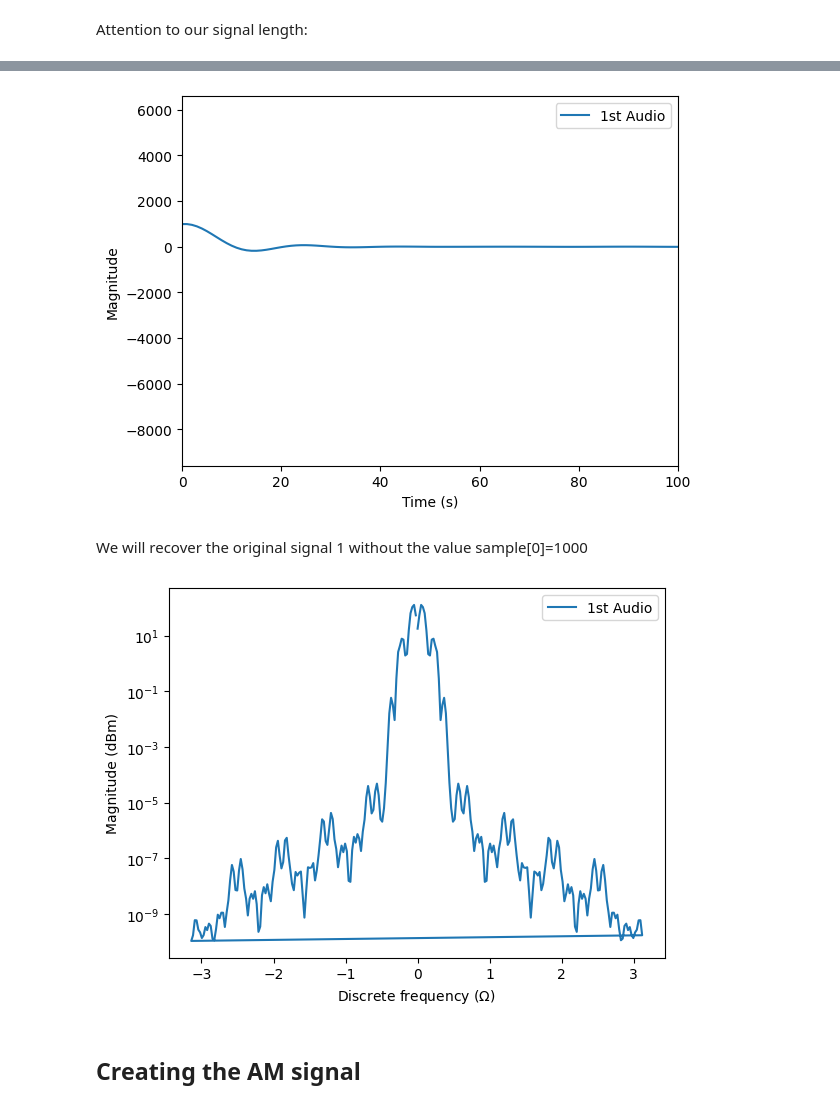
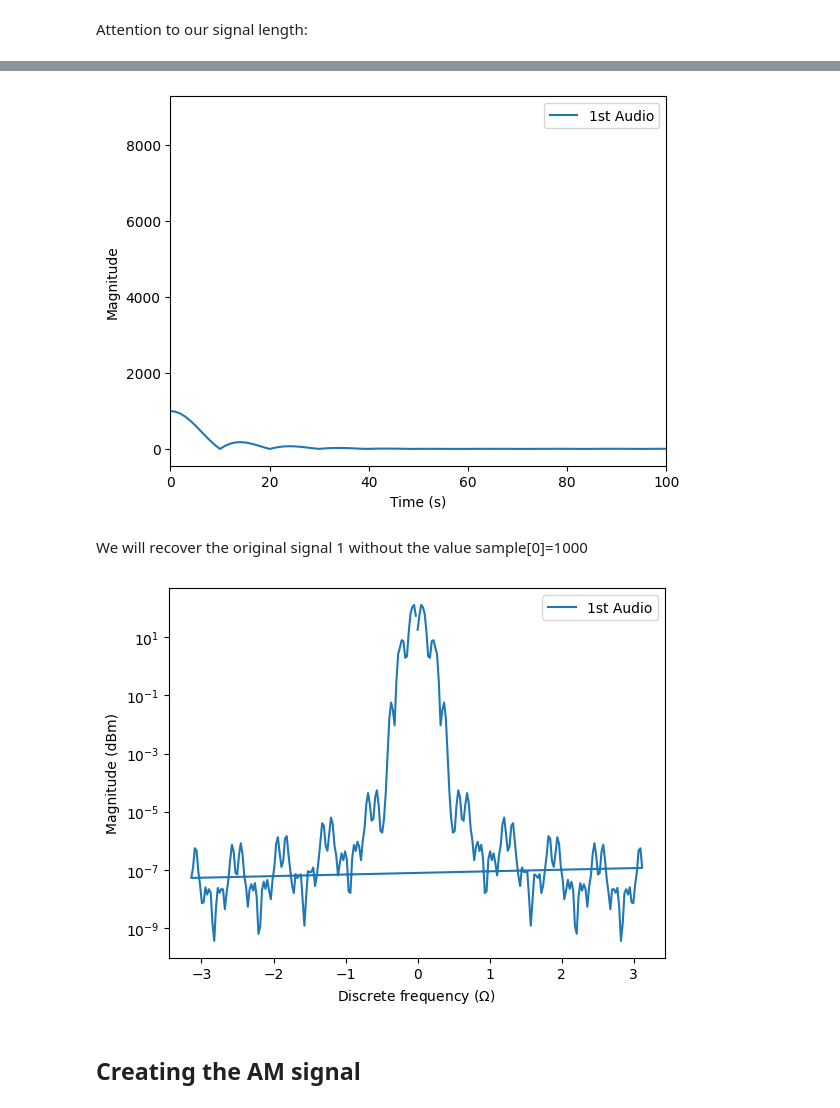
Before and after one commit to cleversonahum/digital_transmission_codes, a Jupyter notebook: codes/am-exercise-1.ipynb, the cells around one changed output, grey strips where cells are left out. Drawn from its saved outputs; the diff is of its cells as text; code cells hidden in the pictures.

```diff
--- a/codes/am-exercise-1.ipynb
+++ b/codes/am-exercise-1.ipynb
@@ -173,7 +173,7 @@ Besides the bandwidth reduction, copies of the original signal appeared on both
 # %%
 # Upsampling filter
 Foff = (np.pi/U)/np.pi # Filter cutoff frequency normalized by pi
-filter_taps = 100
+filter_taps = 101
 B_upsampling = U*signal.firwin(filter_taps,Foff, window = "hamming")
 w, h = signal.freqz(B_upsampling)
 fig, ax1 = plt.subplots()
@@ -253,19 +255,19 @@ So, even inserting the delay of the filter, the signal still having 80000 sample
 # %%
 def rm_transient(x, group_delay):
-	tmp_x = np.zeros(len(x)) # The final values will be all zero
-	tmp_x[0:len(tmp_x)-int(np.floor(group_delay))] = x[int(np.floor(group_delay)):]
-	return tmp_x
+	tmp_x = np.fft.fft(x)/np.exp(-1j*2*np.pi*group_delay*np.arange(len(x))/len(x)) # Here we make the calculation described above
+	return np.fft.ifft(tmp_x)
 audio1_resampled = rm_transient(audio1_resampled, group_delay)
 audio2_resampled = rm_transient(audio2_resampled, group_delay)
+
 plt.figure()
-plt.plot(audio1_resampled, label="1st Audio")
+plt.plot(abs(audio1_resampled), label="1st Audio")
 plt.legend()
 plt.xlabel("Time (s)")
 plt.ylabel("Magnitude")
 plt.xlim([0,100])
 plt.show()
 # %% [output]
-[figure, old version]
+[figure, new version]
 # %% [markdown]
 We will recover the original signal 1 without the value sample[0]=1000
 # %%
@@ -280,7 +282,7 @@ plt.xlabel(r"Discrete frequency ($\Omega$)")
 plt.ylabel("Magnitude (dBm)")
 plt.show()
 # %% [output]
-[figure, old version]
+[figure, new version]
 # %% [markdown]
 ## Creating the AM signal
 # %%
```
Also changed, not shown: parts of 10 cells of this notebook, 3 other files.
